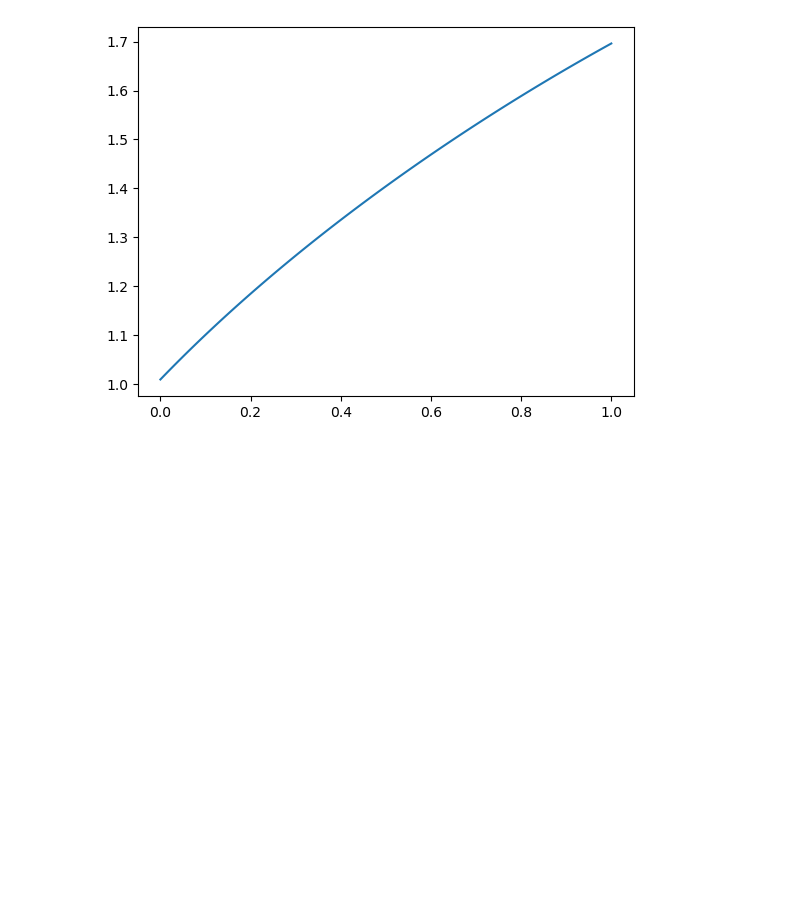
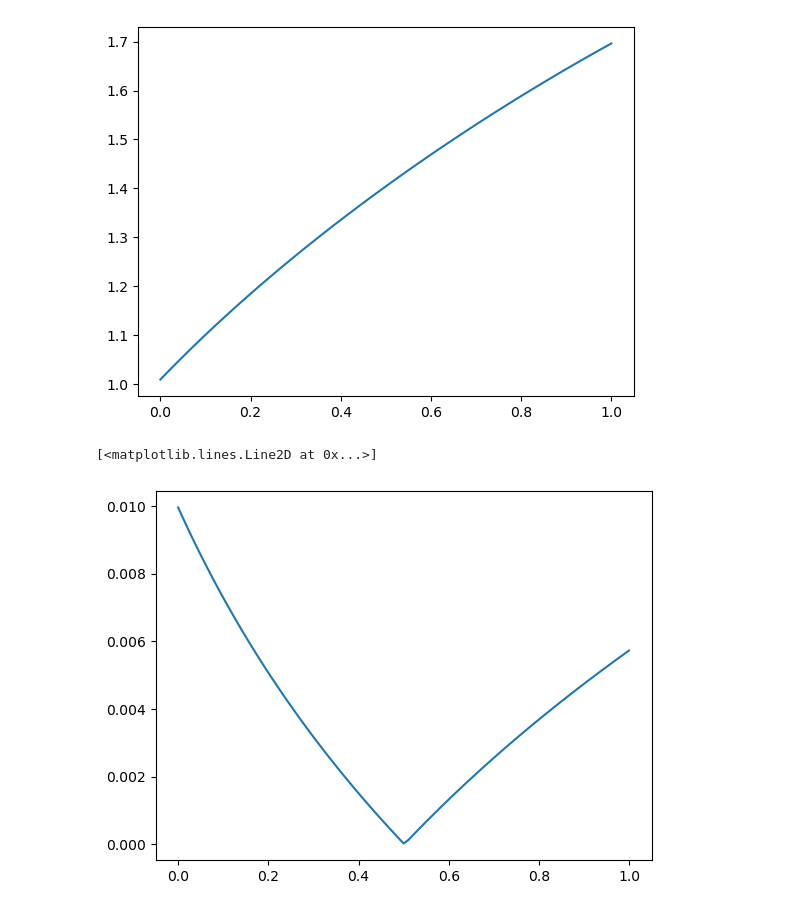
Before and after one commit to ylStudent/statistics, a Jupyter notebook: 数值方法/code/常微分方程.ipynb, the cells around one changed output. Drawn from its saved outputs; the diff is of its cells as text; code cells hidden in the pictures; blank space fills up the shorter version.

```diff
--- a/数值方法/code/常微分方程.ipynb
+++ b/数值方法/code/常微分方程.ipynb
@@ -51,3 +51,32 @@ plt.plot(x, y )
 # %% [output]
 [<matplotlib.lines.Line2D at 0x...>]
 [figure]
+# %%
+import numpy as np
+import matplotlib.pyplot as plt
+def euler_modified(f, y_init, a, b, h):
+    n = int((b - a) // h)
+    y = []
+    y_n = y_init
+    for i  in range(1, n+1):
+        t = f(a + h * (i-1), y_n)
+        y_n = y_n + h / 2 * (t + f(a + h * i, y_n + h * t))
+        y.append(y_n)
+    return y
+
+def f(x, y):
+    return y - 2 * x / y
+
+
+a, b, h = 0, 1, 0.01
+y = euler_modified(f, 1, a, b, h)
+n = int((b - a) // h)
+x = np.linspace(a, b, n)
+y_true = [(1+2*i)  ** 0.5 for i in x]
+
+
+error = [abs(i[0] - i[1]) for i in zip(y_true, y)]
+plt.plot(x, error)
+# %% [output]
+[<matplotlib.lines.Line2D at 0x...>]
+[figure, added]
```
Also changed, not shown: parts of 3 cells of this notebook.
